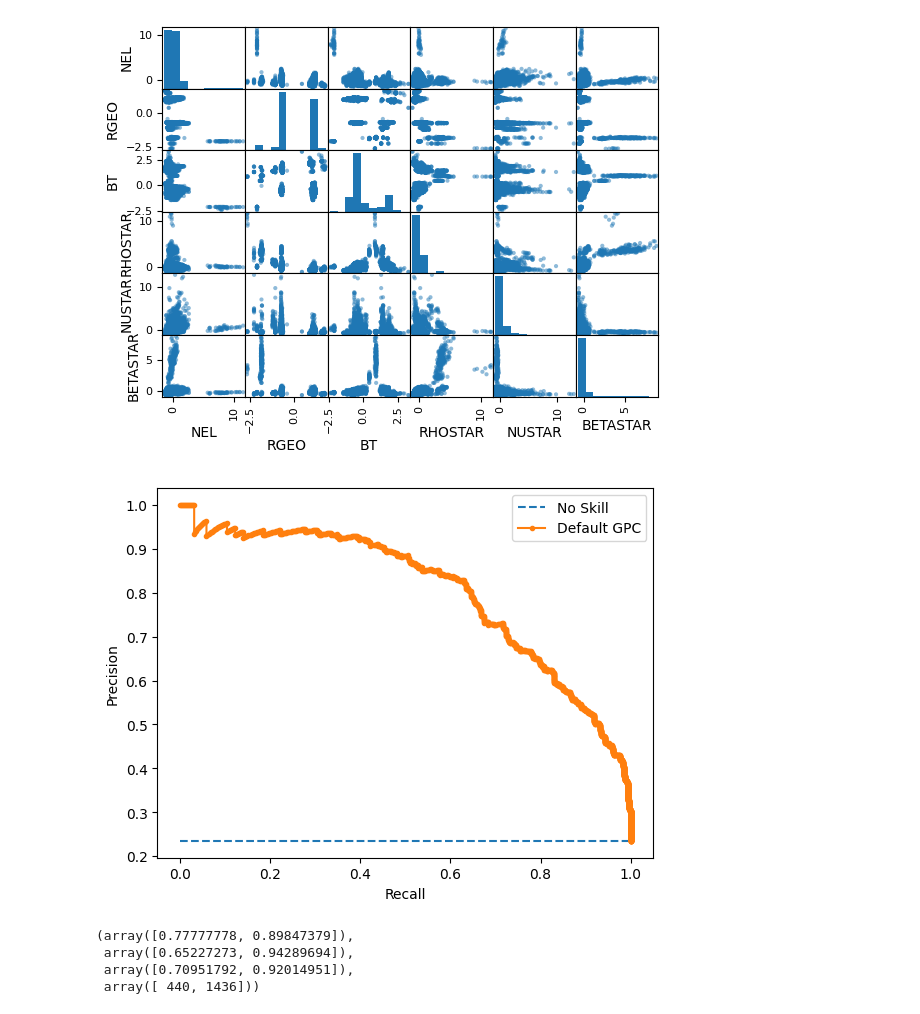
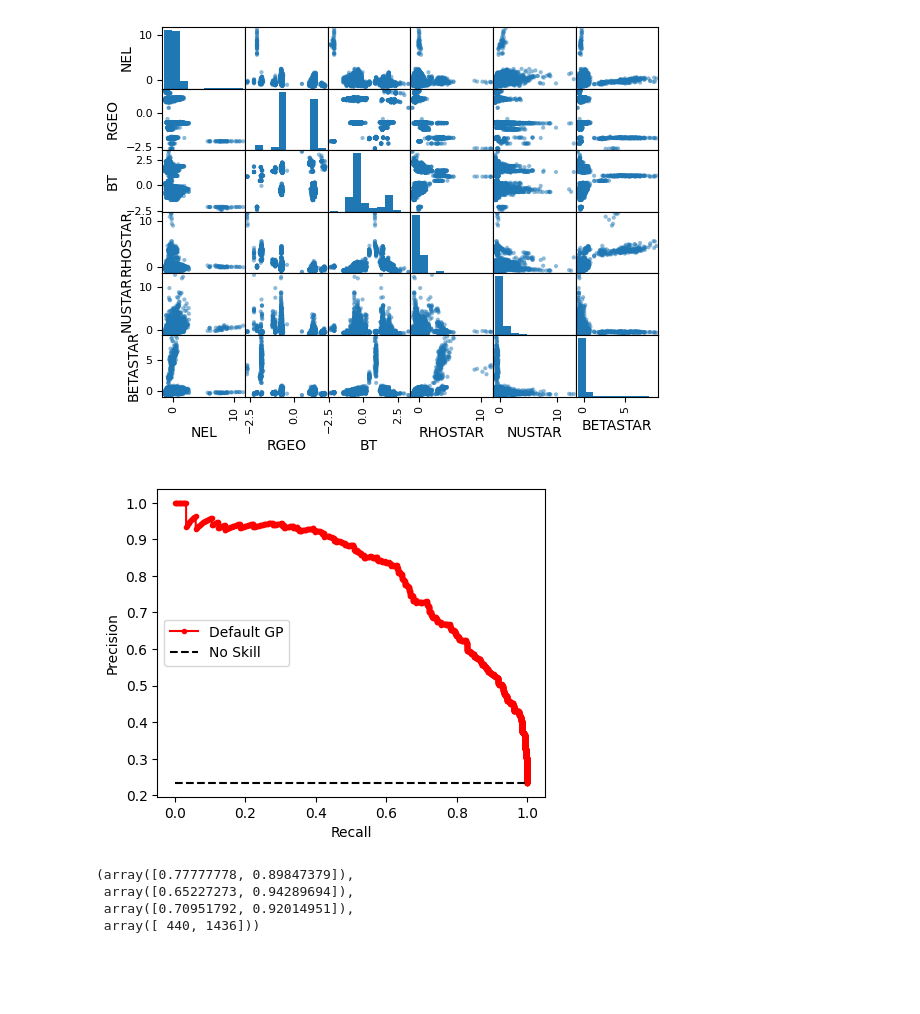
Before and after one commit to Chinnasf/FUSION-EP-Master-Thesis, a Jupyter notebook: Classification/GP.ipynb, the cells around one changed output. Saved outputs shown, nothing was run; the diff lists cells and outputs as text; code cells hidden in the pictures; blank space fills up the shorter version.

```diff
--- a/Classification/GP.ipynb
+++ b/Classification/GP.ipynb
@@ -121,19 +121,21 @@ X_train, X_test, y_train, y_test = train_test_split(X, y, test_size=0.3, random_
 model.fit(X_train, y_train)
 y_pred = model.predict_proba(X_test)
 # %%
+plt.figure(figsize=(5,4))
+
 # keep probabilities for the positive outcome only
 y_pred = y_pred[:, 1]
 # calculate pr-curve
 precision, recall, thresholds = precision_recall_curve(y_test, y_pred)
 # plot the roc curve for the model
 no_skill = len(y_test[y_test==1]) / len(y_test)
-plt.plot([0,1], [no_skill,no_skill], linestyle='--', label='No Skill')
-plt.plot(recall, precision, marker='.', label='Default GPC')
+plt.plot(recall, precision, marker='.', label='Default GP', color="r")
+plt.plot([0,1], [no_skill,no_skill], linestyle='--', label='No Skill', color="k")
 plt.xlabel('Recall')
 plt.ylabel('Precision')
-plt.legend();
+plt.legend(loc='center left');
 # %% [output]
-[figure, old version]
+[figure, new version]
 # %%
 y_pred_ = model.predict(X_test)
 precision_recall_fscore_support(y_test, y_pred_, labels=[1,0])
```
Also changed, not shown: parts of 9 cells of this notebook, 1 other file.
